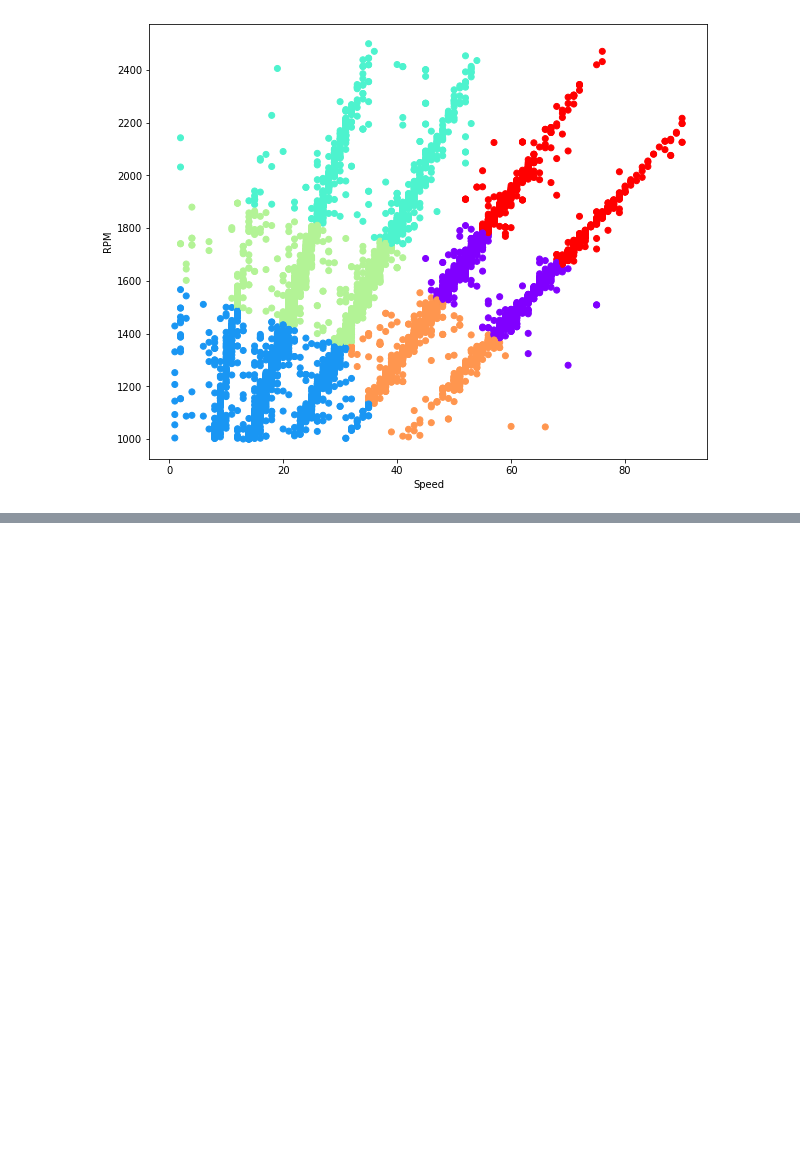
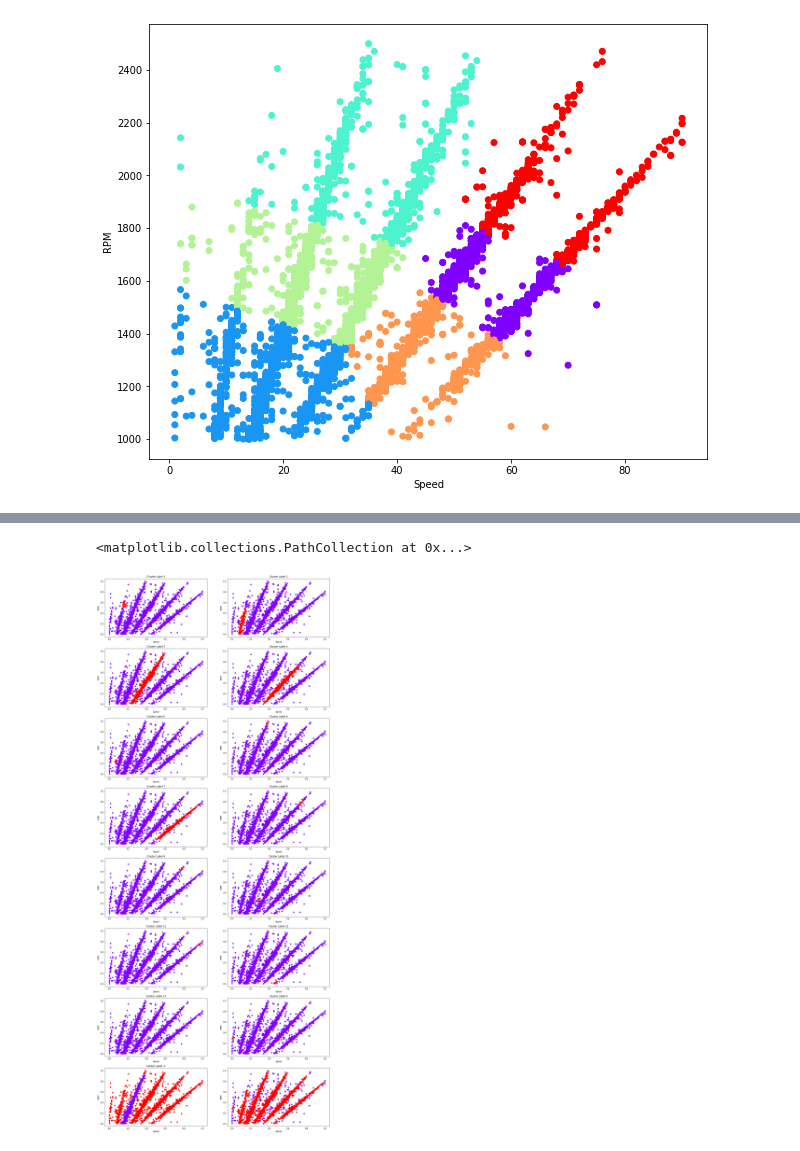
Before and after one commit to Rigved19/Machine-Learning-Projects, a Jupyter notebook: ML Clustering Algorithms/Successful_Clustering _Using_DBSCAN.ipynb, the cells around one changed output, grey strips where cells are left out. Cells and saved outputs as stored; diff of their text form; code cells hidden in the pictures; blank space fills up the shorter version.

```diff
--- a/ML Clustering Algorithms/Successful_Clustering _Using_DBSCAN.ipynb
+++ b/ML Clustering Algorithms/Successful_Clustering _Using_DBSCAN.ipynb
@@ -133,0 +173,24 @@ plt.scatter(cluster_centers[:,0],cluster_centers[:,1], marker = ".", color = 'k'
+# %%
+colors = {}
+df1["row_no"] = range(df1.shape[0])
+for i in range(1,15) :
+  colors["clr" + str(i)] = np.zeros_like(clusters1)
+  a = df1[df1["Cluster Labels"] == i].index
+  p = colors["clr"+str(i)]
+  for x in a :
+    row = df1.loc[x]["row_no"]
+    p[row] = df1.loc[x]["Cluster Labels"]
+# %%
+colors["clr" + str(0)] = np.ones_like(clusters1)
+colors["clr" + str(-1)] = np.zeros_like(clusters1)
+a = df1[df1["Cluster Labels"] == 0].index
+p = colors["clr"+str(0)]
+for x in a :
+  row = df1.loc[x]["row_no"]
+  p[row] = df1.loc[x]["Cluster Labels"]
+
+a = df1[df1["Cluster Labels"] == -1].index
+p = colors["clr"+str(-1)]
+for x in a :
+  row = df1.loc[x]["row_no"]
+  p[row] = df1.loc[x]["Cluster Labels"]
@@ -133,0 +213,23 @@ plt.scatter(cluster_centers[:,0],cluster_centers[:,1], marker = ".", color = 'k'
+# %%
+plt.figure( figsize=(20,50))
+for i in range(1,15) :
+  plt.subplot (8,2,i)
+  plt.title( "Cluster Label " + str(i))
+  plt.xlabel("Speed")
+  plt.ylabel("RPM")
+  plt.scatter(x_scaled , y_scaled , c = colors["clr" + str(i)], cmap="rainbow")
+
+plt.title( "Cluster Label " + str(0))
+plt.subplot (8,2,15)
+plt.xlabel("Speed")
+plt.ylabel("RPM")
+plt.scatter(x_scaled , y_scaled , c = colors["clr" + str(0)], cmap="rainbow")
+
+plt.title( "Cluster Label " + str(-1))
+plt.subplot (8,2,16)
+plt.xlabel("Speed")
+plt.ylabel("RPM")
+plt.scatter(x_scaled , y_scaled , c = colors["clr" + str(-1)], cmap="rainbow")
+# %% [output]
+<matplotlib.collections.PathCollection at 0x...>
+[figure, added]
```
Also changed, not shown: parts of 24 cells of this notebook.
